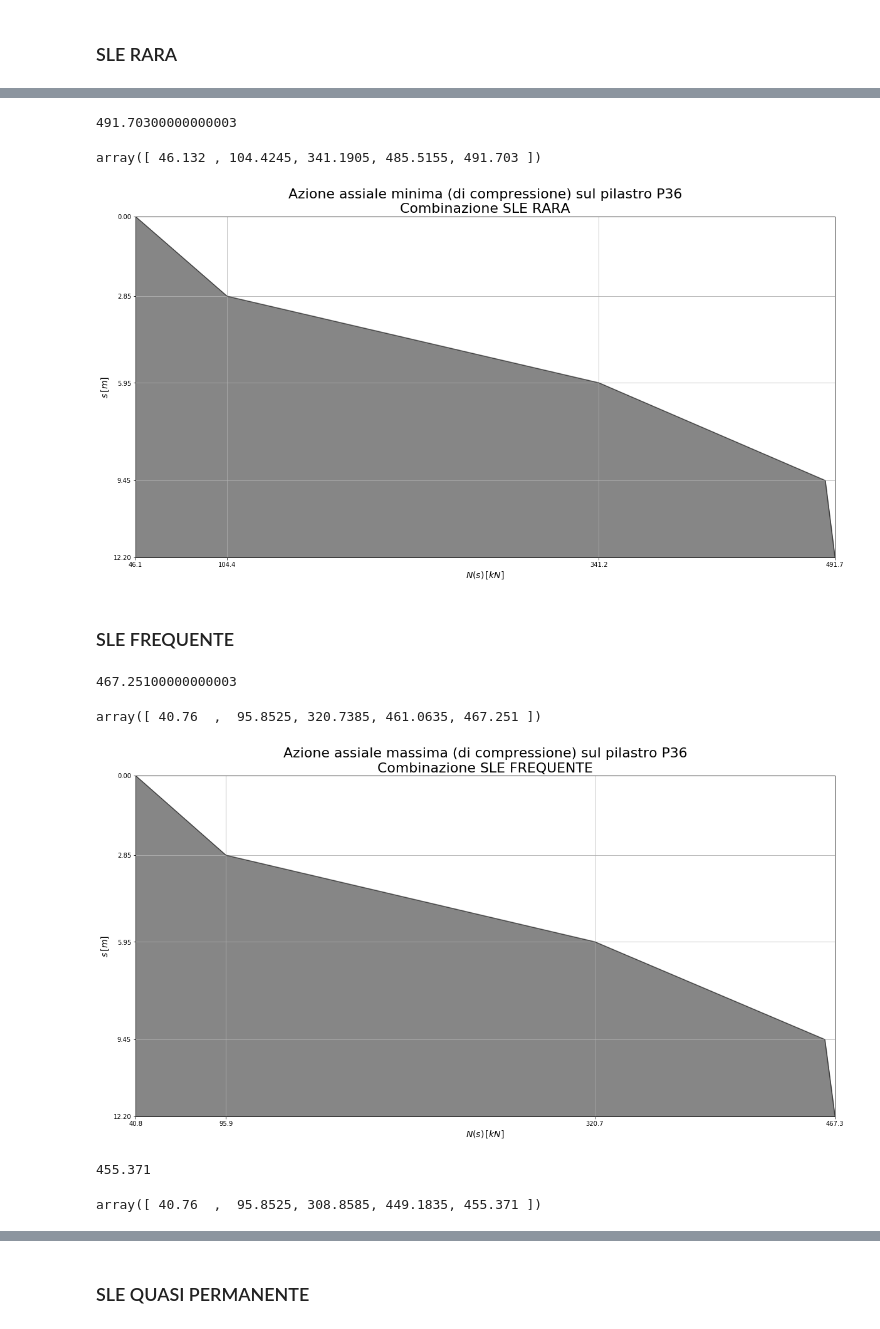
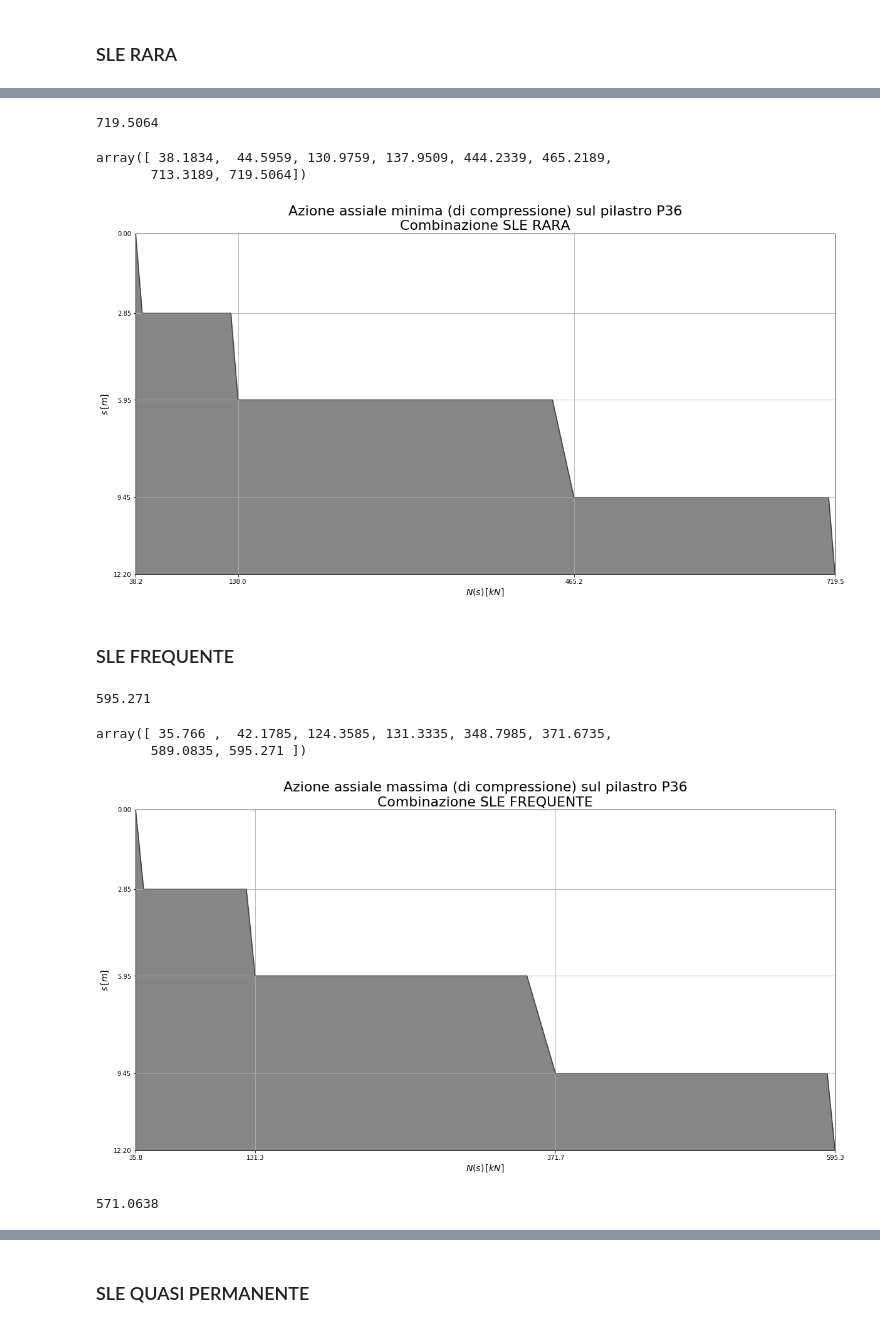
Before and after one commit to akaanzo/structural-safety, a Jupyter notebook: sol_col.ipynb, the cells around one changed output, grey strips where cells are left out. Cells and saved outputs as stored; diff of their text form; code cells hidden in the pictures.

```diff
--- a/sol_col.ipynb
+++ b/sol_col.ipynb
@@ -374,6 +361,0 @@ N2max_sleRara
-# %%
-NG1 = np.array([14.4+15, 14.4+15+12.8+15+25*.3**2 * l1, 14.4+15+12.8+15+63.36+33.375+25*.3**2 * (l1+l2), 14.4+15+12.8+15+63.36+33.375+36+26.25+25*.3**2 * (l1+l2+l3),  14.4+15+12.8+15+63.36+33.375+36+26.25+25*.3**2 * (l1+l2+l3+l4)])
-
-NG2 = np.array([11.36, 11.36+18.48, 11.36+18.48+91.476, 11.36+18.48+91.476+46.2, 11.36+18.48+91.476+46.2])
-
-NQ = np.array([.5*9.64+0*2+.6*.552, .5*9.64+0*2+.6*.552+.7*8, .5*9.64+0*2+.6*.552+.7*8+59.4, .5*9.64+0*2+.6*.552+.7*8+59.4+.7*40, .5*9.64+0*2+.6*.552+.7*8+59.4+.7*40])
@@ -403,13 +391,14 @@ plt.show()
-# %%
-N2min_sleRara = (27.45+2*15+33.375+26.25+14.4+12.8+63.36+36)+(11.36+18.48+91.476+46.2)+(.5*9.64+0*2+.7*8+.7*59.40+.7*40+.552)
-N2min_sleRara
-# %% [output]
-491.70300000000003
-# %%
-N2min_sleRara = NG1 + NG2 + np.array([.5*9.64 + 0*2 + .552, .5*9.64 + 0*2 + .552 + .7*8, .5*9.64 + 0*2 + .552 + .7*8 + .7*59.40, .5*9.64 + 0*2 + .552 + .7*8 + .7*59.40 + .7*40, .5*9.64 + 0*2 + .552 + .7*8 + .7*59.40 + .7*40])
-N2min_sleRara
-# %% [output]
-array([ 46.132 , 104.4245, 341.1905, 485.5155, 491.703 ])
+# %%
+N2min_sleRara = (27.45 + 15+10.8 + 15+9.60 + 33.375+9.60+52.80+64.8+26.25)+(8.52+13.86+41.92+13.86+36.55+40.48+83.16)+(.5*7.23+0*1.5+.6*.414+6+9+66+.5*116.50+.6*2.28+72)
+N2min_sleRara
+# %% [output]
+719.5064
+# %%
+N2min_sleRara = NG1 + NG2 + np.array([.5*7.23+0*1.5+.6*.414, .5*7.23+0*1.5+.6*.414, .5*7.23+0*1.5+.6*.414 + 6, .5*7.23+0*1.5+.6*.414 + 6, .5*7.23+0*1.5+.6*.414 + 6 + 9+66+.5*116.50+.6*2.28, 7.5*.23+0*1.5+.6*.414 + 6 + 9+66+.5*116.50+.6*2.28, .5*7.23+0*1.5+.6*.414 +6 + 9+66+.5*116.50+.6*2.28 + 72, .5*7.23+0*1.5+.6*.414 + 6 + 9+66+.5*116.50+.6*2.28 + 72])
+N2min_sleRara
+# %% [output]
+array([ 38.1834,  44.5959, 130.9759, 137.9509, 444.2339, 465.2189,
+       713.3189, 719.5064])
 # %%
 plt.figure(figsize=(20,10))
 plt.plot(N2min_sleRara,s,12.2, color='#0f0f0f80')
@@ -421,50 +410,46 @@ plt.grid()
 plt.ylabel(r'$s\,[m]$', fontsize='14')
 plt.xlabel(r'$N(s)\,[kN]$', fontsize='14')
 plt.yticks([0,l1, l1+l2, l1+l2+l3, l1+l2+l3+l4])
-plt.xticks([float(N2min_sleRara[0]),float(N2min_sleRara[1]),float(N2min_sleRara[2]),float(N2min_sleRara[4])])
+plt.xticks([float(N2min_sleRara[0]),float(N2min_sleRara[3]),float(N2min_sleRara[5]),float(N2min_sleRara[7])])
 plt.axhline(0, color='black')
 plt.title('Azione assiale minima (di compressione) sul pilastro P36\nCombinazione SLE RARA', fontsize='22')
 plt.savefig('export/img/P36_minAxialLoad_sleRara.jpg')
 plt.show()
 # %% [output]
-[figure, old version]
+[figure, new version]
 # %% [markdown]
 ### SLE FREQUENTE
-# %%
-N2max_sleFreq = (27.45+2*15+33.375+26.25+14.4+12.8+63.36+36)+(11.36+18.48+91.476+46.2)+(0*9.64+0*2+.3*8+.5*59.40+.6*40+0*.552)
-N2max_sleFreq
-# %% [output]
-467.25100000000003
-# %%
-N2max_sleFreq = NG1 + NG2 + np.array([0*.9 + 0*.2 + 0*.552, 0*.9 + 0*.2 + 0*.552 + .3*8, 0*.9 + 0*.2 + 0*.552 + .3*8 + .5*59.4, 0*.9 + 0*.2 + 0*.552 + .3*8 + .5*59.4 + .6*40, 0*.9 + 0*.2 + 0*.552 + .3*8 + .5*59.4 + .6*40])
-N2max_sleFreq
-# %% [output]
-array([ 40.76  ,  95.8525, 320.7385, 461.0635, 467.251 ])
+# %%
+N2max_sleFreq = (27.45 + 15+10.8 + 15+9.60 + 33.375+9.60+52.80 +64.8+26.25)+(8.52+13.86+41.92+13.86+36.55+40.48+83.16)+(.2*7.23+0*1.5+0*.414+.3*6+.3*9+.3*66+.2*116.50+0*2.28+.6*72)
+N2max_sleFreq
+# %% [output]
+595.271
+# %%
+N2max_sleFreq = NG1 + NG2 + np.array([.2*7.23+0*1.5+0*.414, .2*7.23+0*1.5+0*.414, .2*7.23+0*1.5+0*.414 + .3*6, .2*7.23+0*1.5+0*.414 + .3*6, .2*7.23+0*1.5+0*.414 + .3*6 + .3*9+.3*66+.2*116.50+0*2.28, .2*7.23+0*1.5+0*.414 + .3*6 + .3*9+.3*66+.2*116.50+0*2.28, .2*7.23+0*1.5+0*.414 + .3*6 + .3*9+.3*66+.2*116.50+0*2.28 + .6*72, .2*7.23+0*1.5+0*.414 + .3*6 + .3*9+.3*66+.2*116.50+0*2.28+.6*72])
+N2max_sleFreq
+# %% [output]
+array([ 35.766 ,  42.1785, 124.3585, 131.3335, 348.7985, 371.6735,
+       589.0835, 595.271 ])
 # %%
 plt.figure(figsize=(20,10))
 plt.plot(N2max_sleFreq,s,12.2, color='#0f0f0f80')
 plt.fill_between(N2max_sleFreq,12.2,s, color='#0f0f0f80')
 plt.ylim(0, l1+l2+l3+l4)
 plt.xlim(np.min(N2max_sleFreq), np.max(N2max_sleFreq))
 plt.gca().invert_yaxis()
 plt.grid()
 plt.ylabel(r'$s\,[m]$', fontsize='14')
 plt.xlabel(r'$N(s)\,[kN]$', fontsize='14')
 plt.yticks([0,l1, l1+l2, l1+l2+l3, l1+l2+l3+l4])
-plt.xticks([float(N2max_sleFreq[0]),float(N2max_sleFreq[1]),float(N2max_sleFreq[2]), float(N2max_sleFreq[4])])
+plt.xticks([float(N2max_sleFreq[0]),float(N2max_sleFreq[3]),float(N2max_sleFreq[5]), float(N2max_sleFreq[7])])
 plt.axhline(0, color='black')
 plt.title('Azione assiale massima (di compressione) sul pilastro P36\nCombinazione SLE FREQUENTE', fontsize='22')
 plt.savefig('export/img/P36_maxAxialLoad_sleFreq.jpg')
 plt.show()
 # %% [output]
-[figure, old version]
+[figure, new version]
-# %%
-N2min_sleFreq = (27.45+2*15+33.375+26.25+14.4+12.8+63.36+36)+(11.36+18.48+91.476+46.2)+(0*9.64+0*2+.3*8+.3*59.40+.6*40+0*.552)
-N2min_sleFreq
-# %% [output]
-455.371
-# %%
-N2min_sleFreq = NG1 + NG2 + np.array([0*9.64 + 0*2 + 0*.552, 0*9.64 + 0*2 + 0*.552 + .3*8, 0*9.64 + 0*2 + 0*.552 + .3*8 + .3*59.40, 0*9.64 + 0*2 + 0*.552 + .3*8 + .3*59.40 + .6*40, 0*9.64 + 0*2 + 0*.552 + .3*8 + .3*59.40 + .6*40])
-N2min_sleFreq
-# %% [output]
-array([ 40.76  ,  95.8525, 308.8585, 449.1835, 455.371 ])
+# %%
+N2min_sleFreq = (27.45 + 15+10.8 + 15+9.60 + 33.375+9.60+52.80 +64.8+26.25)+(8.52+13.86+41.92+13.86+36.55+40.48+83.16)+(0*7.23+0*1.5+.2*.414+.3*6+.3*9+.3*66+0*116.50+.2*2.28+.6*72)
+N2min_sleFreq
+# %% [output]
+571.0638
```
Also changed, not shown: parts of 15 cells of this notebook, 7 other files.
